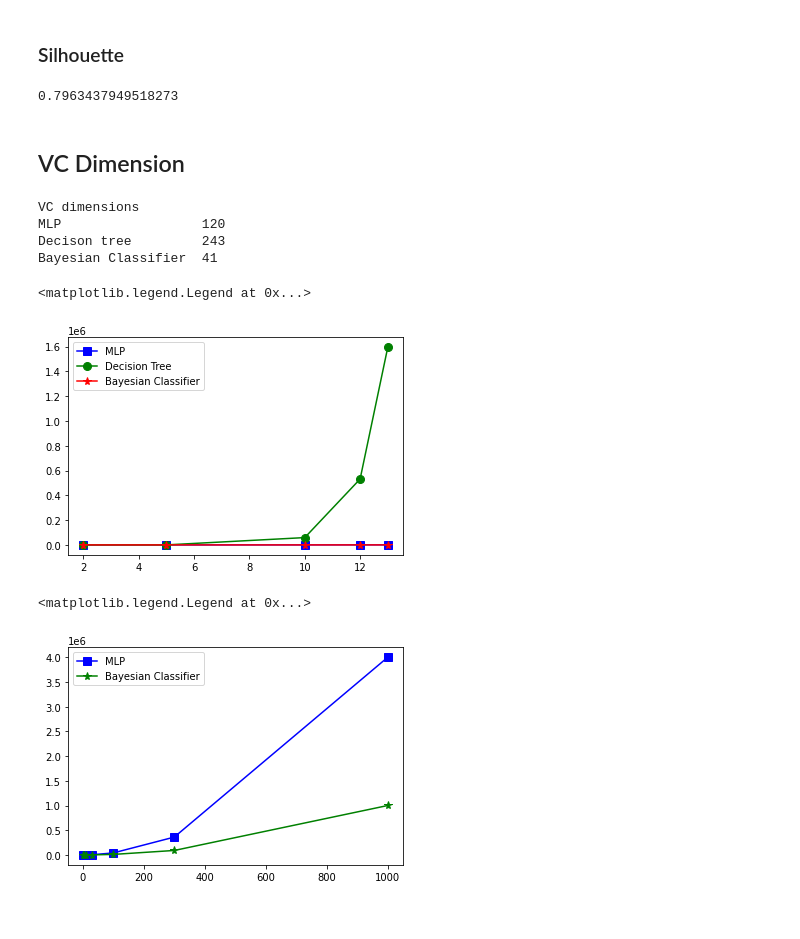
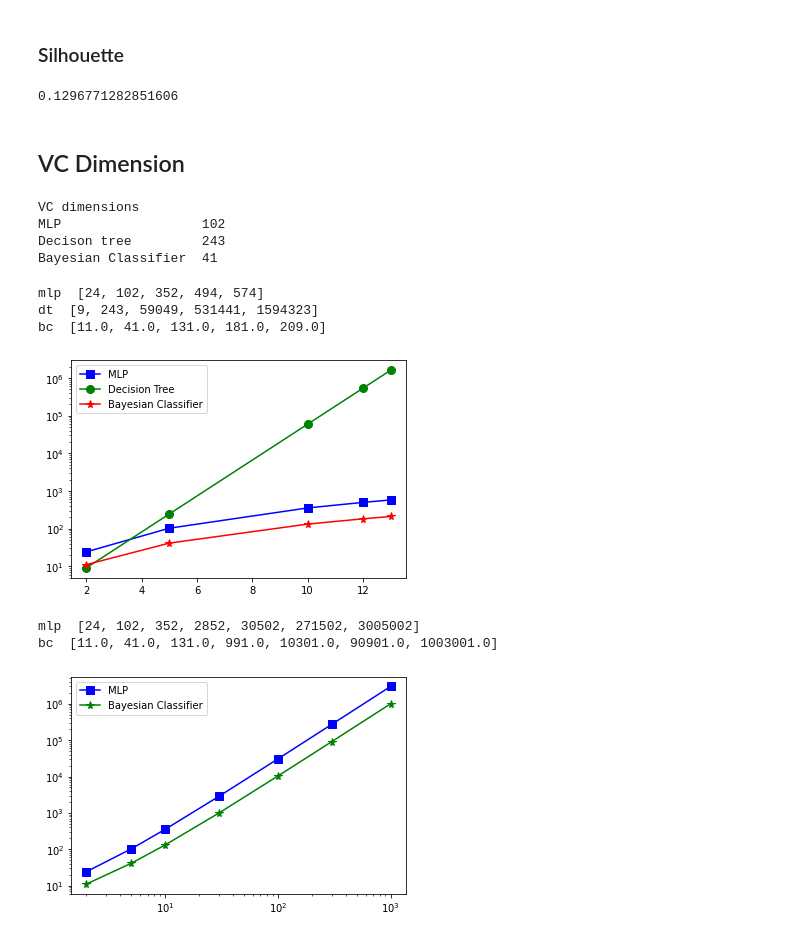
Before and after one commit to Espadeiro-Salvador/Aprendizagem_2021-2022, a Jupyter notebook: HW04/part_I.ipynb, the cells around one changed output. Saved outputs shown, nothing was run; the diff lists cells and outputs as text; code cells hidden in the pictures.

```diff
--- a/HW04/part_I.ipynb
+++ b/HW04/part_I.ipynb
@@ -117,7 +106,7 @@ plt.scatter([2,-1,-1,4],[4,-4,2,0])
 ### Silhouette
 # %%
 s_x1 = 1 - (0.5*(np.linalg.norm(x1-x3)+np.linalg.norm(x1-x4)))/np.linalg.norm(x1-x2)
-s_x2 = 1 - 0
+s_x2 = 0
 s_x3 = 1 - (0.5*(np.linalg.norm(x3-x1)+np.linalg.norm(x3-x4)))/np.linalg.norm(x3-x2)
 s_x4 = 1 - (0.5*(np.linalg.norm(x4-x1)+np.linalg.norm(x4-x3)))/np.linalg.norm(x4-x2)
 s_c1 = (1/3)*(s_x1+s_x2+s_x3)
@@ -125,49 +114,57 @@ s_c2 = s_x2
 s_c = 0.5*(s_c1+s_c2)
 print(s_c)
 # %% [output]
-0.7963437949518273
+0.1296771282851606
 # %% [markdown]
 ## VC Dimension
 # %%
 data_dimensionality = 5
 print("VC dimensions")
-print("MLP                 ", 4*(data_dimensionality**2 + data_dimensionality))
+print("MLP                 ", 3*(data_dimensionality**2 + data_dimensionality) + 2*data_dimensionality + 2)
 print("Decison tree        ", 3**data_dimensionality)
 print("Bayesian Classifier ", int(2*(data_dimensionality+data_dimensionality*(data_dimensionality+1)/2)+1))
 # %% [output]
 VC dimensions
-MLP                  120
+MLP                  102
 Decison tree         243
 Bayesian Classifier  41
 # %%
 import matplotlib.pyplot as plt
 import matplotlib.lines as mlines
 
 d = [2, 5, 10, 12, 13]
 
-mlp = [4*(el**2 + el) for el in d]
+mlp = [3*(el**2 + el) + (2*el + 2) for el in d]
 dt = [3**el for el in d]
-bc = [2*(el*(el+1)/2)+1 for el in d]
-
+bc = [2*(el+el*(el+1)/2)+1 for el in d]
+print("mlp ", mlp)
+print("dt ", dt)
+print("bc ", bc)
 plt.plot(d, mlp, label="MLP", marker="s", color="blue", markersize=8)
 plt.plot(d, dt, label="Decision Tree", marker="o", color="green", markersize=8)
 plt.plot(d, bc, label="Bayesian Classifier", marker="*", color="red", markersize=8)
 
 line1 = mlines.Line2D([], [], color='blue', marker='s',
                           markersize=8, label='MLP')
 line2 = mlines.Line2D([], [], color='green', marker='o',
                           markersize=8, label='Decision Tree')
 line3 = mlines.Line2D([], [], color='red', marker='*',
                           markersize=8, label='Bayesian Classifier')
 plt.legend(handles=[line1, line2, line3])
+plt.yscale("log")
 # %% [output]
-<matplotlib.legend.Legend at 0x...>
+mlp  [24, 102, 352, 494, 574]
+dt  [9, 243, 59049, 531441, 1594323]
+bc  [11.0, 41.0, 131.0, 181.0, 209.0]
-[figure, old version]
+[figure, new version]
 # %%
 d = [2, 5, 10, 30, 100, 300, 1000]
 
-mlp = [4*(el**2 + el) for el in d]
-bc = [2*(el*(el+1)/2)+1 for el in d]
+mlp = [3*(el**2 + el) + (2*el + 2) for el in d]
+bc = [2*(el+el*(el+1)/2)+1 for el in d]
+
+print("mlp ", mlp)
+print("bc ", bc)
 
 plt.plot(d, mlp, label="MLP", marker="s", color="blue", markersize=8)
 plt.plot(d, bc, label="Bayesian Classifier", marker="*", color="green", markersize=8)
@@ -177,6 +174,9 @@ line1 = mlines.Line2D([], [], color='blue', marker='s',
 line2 = mlines.Line2D([], [], color='green', marker='*',
                           markersize=8, label='Bayesian Classifier')
 plt.legend(handles=[line1, line2])
+plt.yscale("log")
+plt.xscale("log")
 # %% [output]
-<matplotlib.legend.Legend at 0x...>
+mlp  [24, 102, 352, 2852, 30502, 271502, 3005002]
+bc  [11.0, 41.0, 131.0, 991.0, 10301.0, 90901.0, 1003001.0]
-[figure, old version]
+[figure, new version]
```
Also changed, not shown: parts of 2 cells of this notebook, 3 other files.
